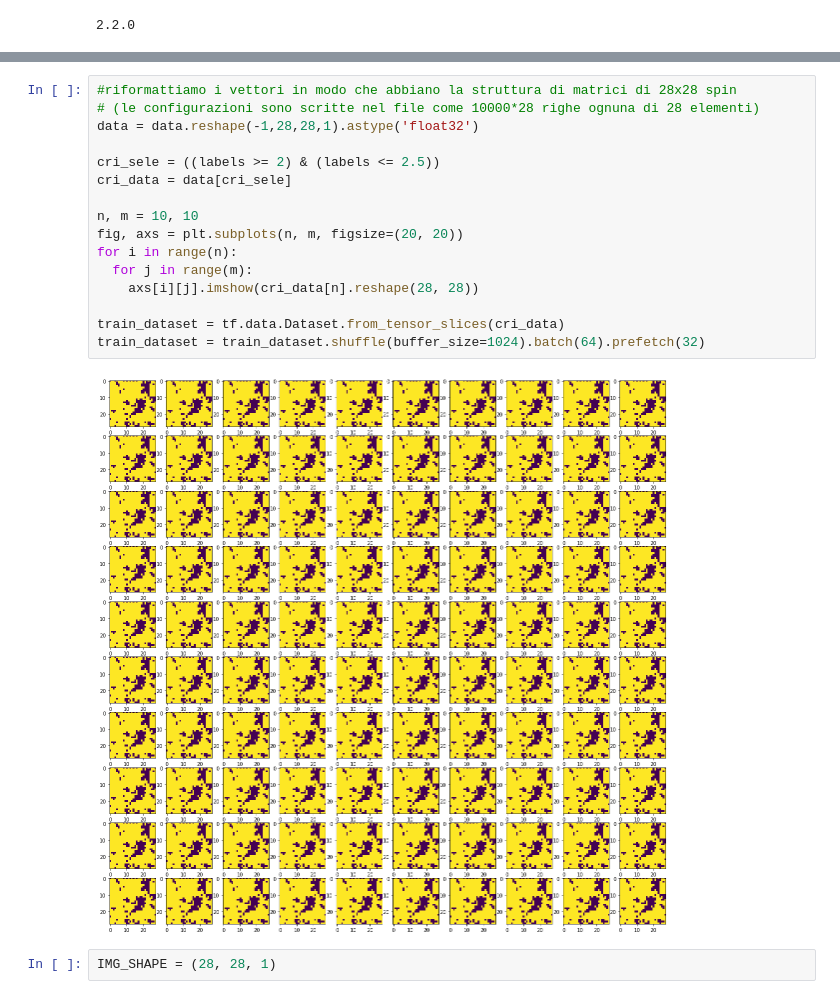
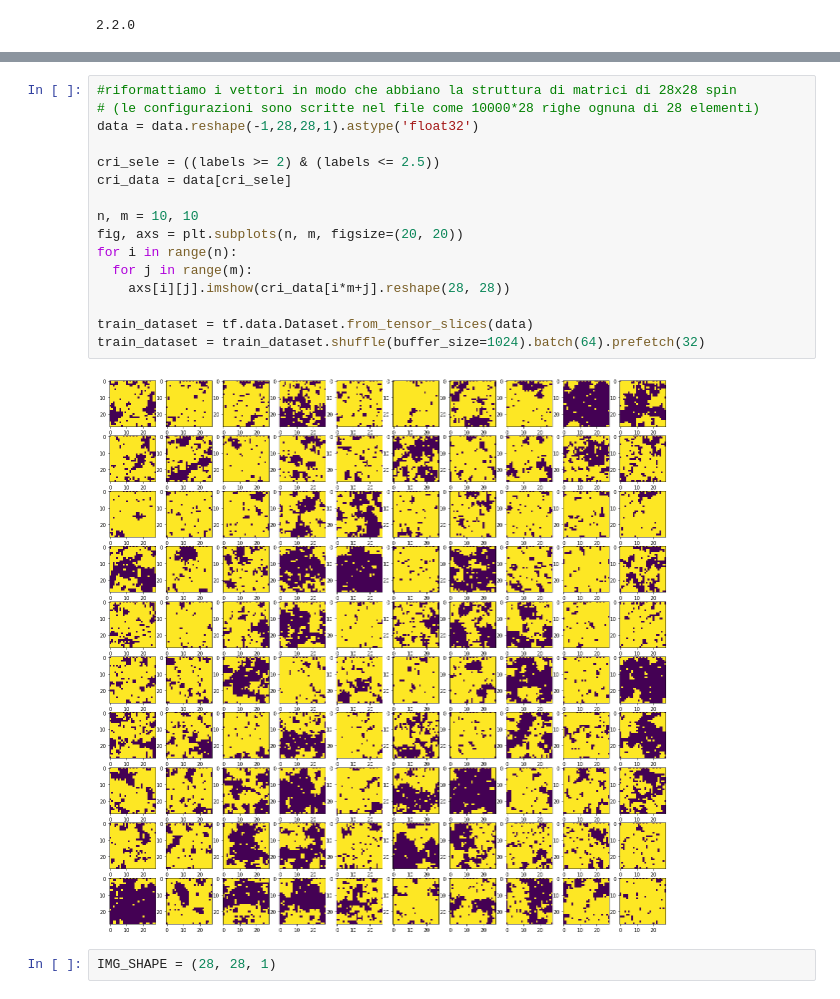
Before and after one commit to raeubaen/misc, a Jupyter notebook: GAN_Ising_Model.ipynb, the cells around one changed output, grey strips where cells are left out. Drawn from its saved outputs; the diff is of its cells as text.

```diff
--- a/GAN_Ising_Model.ipynb
+++ b/GAN_Ising_Model.ipynb
@@ -43,20 +43,20 @@ ising2_conf.dat.3   100%[===================>]  18.18M   590KB/s    in 17s
 # %%
 #riformattiamo i vettori in modo che abbiano la struttura di matrici di 28x28 spin
 # (le configurazioni sono scritte nel file come 10000*28 righe ognuna di 28 elementi)
 data = data.reshape(-1,28,28,1).astype('float32')
 
 cri_sele = ((labels >= 2) & (labels <= 2.5))
 cri_data = data[cri_sele]
 
 n, m = 10, 10
 fig, axs = plt.subplots(n, m, figsize=(20, 20))
 for i in range(n):
   for j in range(m):
-    axs[i][j].imshow(cri_data[n].reshape(28, 28))
+    axs[i][j].imshow(cri_data[i*m+j].reshape(28, 28))
 
-train_dataset = tf.data.Dataset.from_tensor_slices(cri_data)
+train_dataset = tf.data.Dataset.from_tensor_slices(data)
 train_dataset = train_dataset.shuffle(buffer_size=1024).batch(64).prefetch(32)
 # %% [output]
-[figure, old version]
+[figure, new version]
 # %%
 IMG_SHAPE = (28, 28, 1)
```
Also changed, not shown: parts of 7 cells of this notebook.
